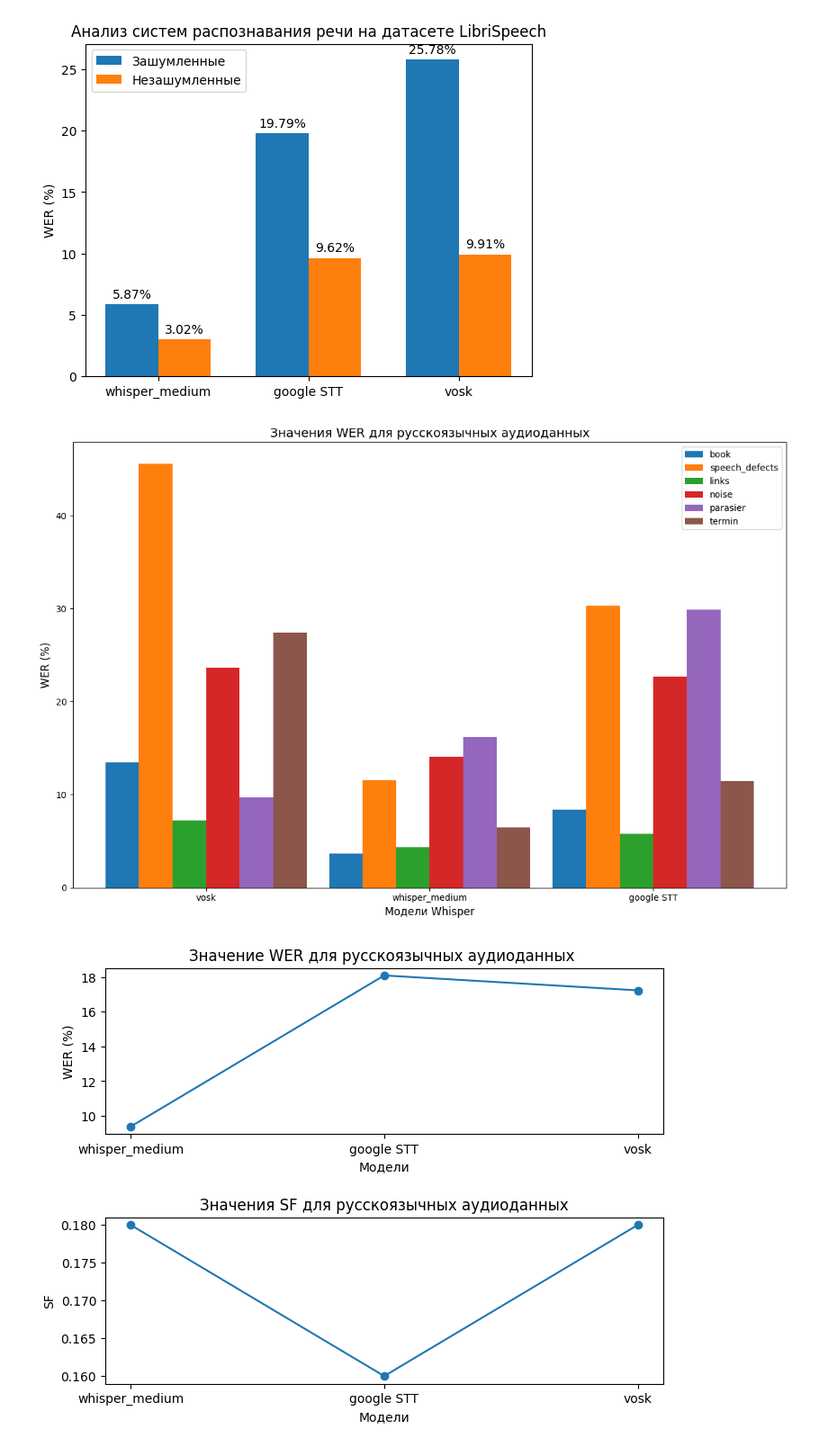
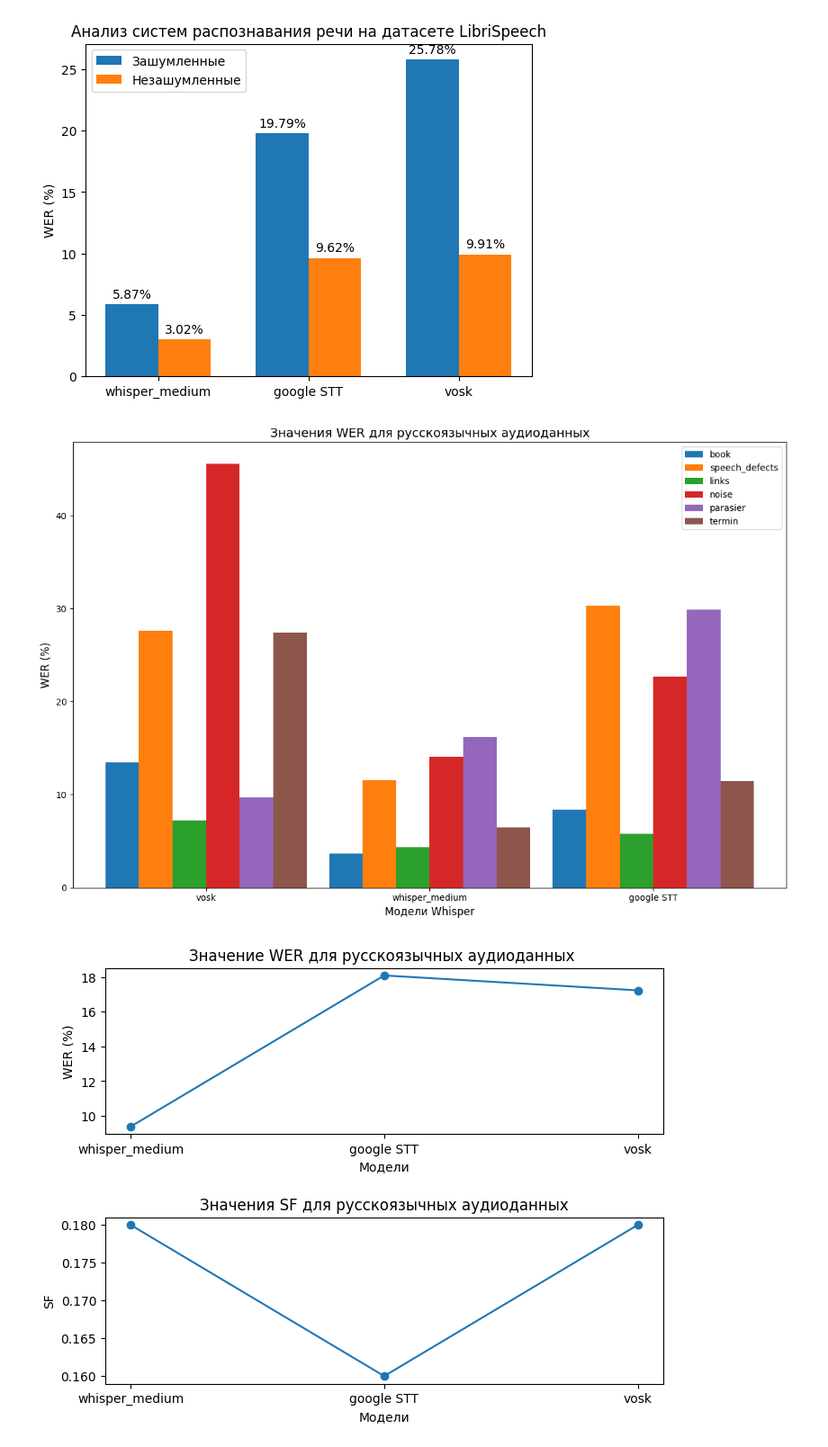
Before and after one commit to Polineska/SpeechRecognition, a Jupyter notebook: Графики.ipynb, the cells around one changed output. Shown at 90% size. Drawn from its saved outputs; the diff is of its cells as text; code cells hidden in the pictures.

```diff
--- a/Графики.ipynb
+++ b/Графики.ipynb
@@ -72,36 +72,36 @@ import numpy as np
 
 models = [ 'vosk', 'whisper_medium', 'google STT']
 book = [ 13.45, 3.68, 8.42]
-speech_defects = [ 45.58, 11.54, 30.29]
+speech_defects = [ 27.63, 11.54, 30.29]
 links = [ 7.25, 4.35, 5.80]
-noise = [ 23.66, 14.04, 22.72]
+noise = [ 45.58, 14.04, 22.72]
 parasier = [9.68, 16.19, 29.87]
 termin = [27.42, 6.45, 11.45]
 
 x = np.arange(len(models))
 width = 0.15
 
 fig, ax = plt.subplots(figsize=(12, 8))
 
 rects1 = ax.bar(x - 2.5*width, book, width, label='book')
 rects2 = ax.bar(x - 1.5*width, speech_defects, width, label='speech_defects')
 rects3 = ax.bar(x - 0.5*width, links, width, label='links')
 rects4 = ax.bar(x + 0.5*width, noise, width, label='noise')
 rects5 = ax.bar(x + 1.5*width, parasier, width, label='parasier')
 rects6 = ax.bar(x + 2.5*width, termin, width, label='termin')
 
 ax.set_xlabel('Модели Whisper', fontsize=12)
 ax.set_ylabel('WER (%)', fontsize=12)
 ax.set_title('Значения WER для русскоязычных аудиоданных', fontsize=14)
 ax.set_xticks(x)
 ax.set_xticklabels(models)
 ax.legend()
 
 
 fig.tight_layout()
 plt.show()
 # %% [output]
-[figure, old version]
+[figure, new version]
 # %%
 import matplotlib.pyplot as plt
 import numpy as np
```
